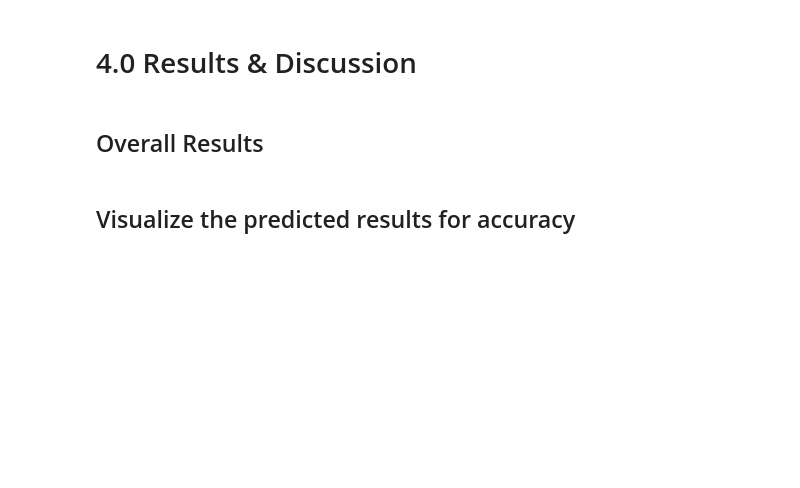
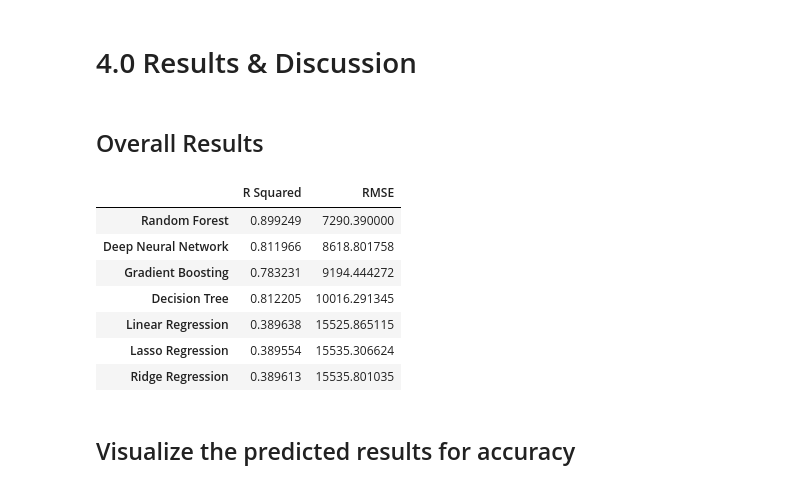
Before and after one commit to ckng0221/Machine-Learning-Housing-Price-Prediction-based-on-Housing-Price-in-Beijing, a Jupyter notebook: Case Study.ipynb, the cells around one changed output. Drawn from its saved outputs; the diff is of its cells as text; code cells hidden in the pictures; blank space fills up the shorter version.

```diff
--- a/Case Study.ipynb
+++ b/Case Study.ipynb
@@ -813,3 +818,16 @@ RMSE = {
+# %%
+results = pd.DataFrame(data).sort_values(by='RMSE')
+# %%
+results
+# %% [output]
+|  | R Squared | RMSE |
+| Random Forest | 0.899249 | 7290.390000 |
+| Deep Neural Network | 0.811966 | 8618.801758 |
+| Gradient Boosting | 0.783231 | 9194.444272 |
+| Decision Tree | 0.812205 | 10016.291345 |
+| Linear Regression | 0.389638 | 15525.865115 |
+| Lasso Regression | 0.389554 | 15535.306624 |
+| Ridge Regression | 0.389613 | 15535.801035 |
 # %% [markdown]
 ## Visualize the predicted results for accuracy
 # %% [markdown]
```
Also changed, not shown: parts of 27 cells of this notebook, 3 other files.
